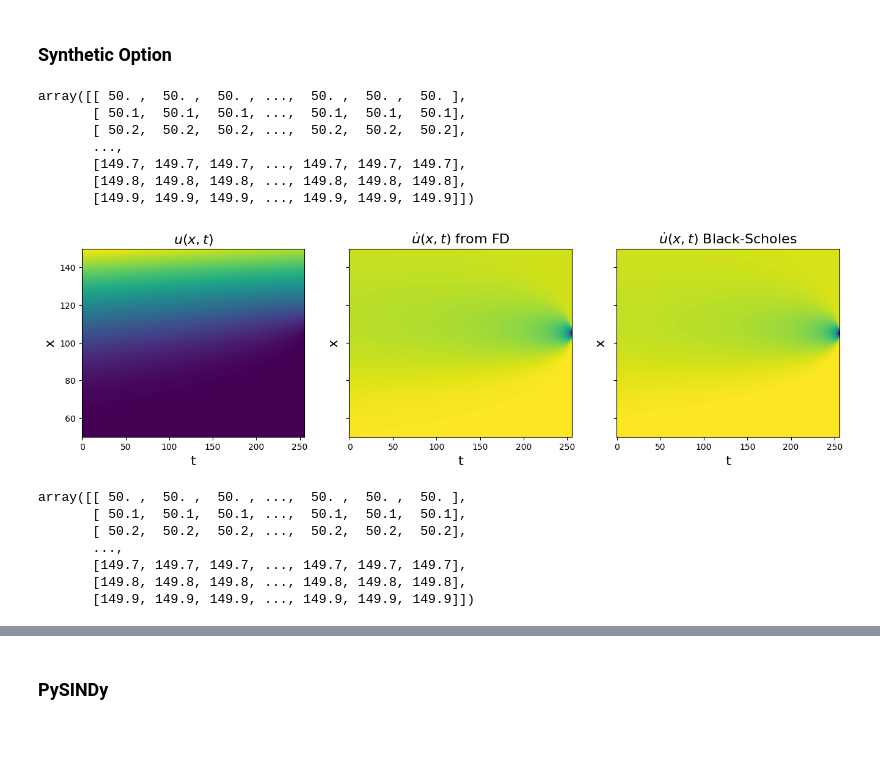
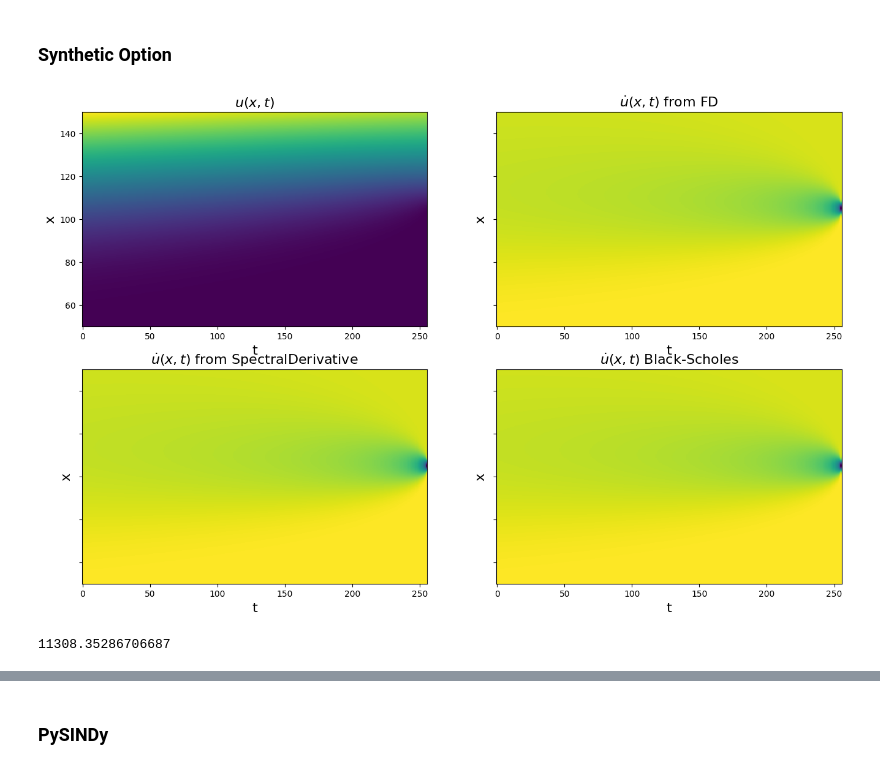
Before and after one commit to brunoCCOS/bs-find-with-sindy, a Jupyter notebook: SINDy_precificacao_derivativos.ipynb, the cells around one changed output, grey strips where cells are left out. Cells and saved outputs as stored; diff of their text form; code cells hidden in the pictures; blank space fills up the shorter version.

```diff
--- a/SINDy_precificacao_derivativos.ipynb
+++ b/SINDy_precificacao_derivativos.ipynb
@@ -89,7 +89,7 @@ sigma = 0.25
 K = 105
 
 # Monte Carlo simulation
-x = np.arange(50,150,0.1)
+x = np.arange(50,150,0.01)
 t = np.arange(0,256,1)
 dt = t[1] - t[0]
 dx = x[1] - x[0]
@@ -104,65 +104,55 @@ for value in range(len(x)):
         S = XT[value,time,0]
         tal = (len(t) - XT[value,time,1])/len(t)
         u[value,time] = black_scholes_call(S,K,tal,r,sigma)
-# %%
-XT[:,:,0]
-# %% [output]
-array([[ 50. ,  50. ,  50. , ...,  50. ,  50. ,  50. ],
-       [ 50.1,  50.1,  50.1, ...,  50.1,  50.1,  50.1],
-       [ 50.2,  50.2,  50.2, ...,  50.2,  50.2,  50.2],
-       ...,
-       [149.7, 149.7, 149.7, ..., 149.7, 149.7, 149.7],
-       [149.8, 149.8, 149.8, ..., 149.8, 149.8, 149.8],
-       [149.9, 149.9, 149.9, ..., 149.9, 149.9, 149.9]])
 # %%
 rmse = mean_squared_error(u, np.zeros(u.shape), squared=False)
 # add 20% noise (note the impact on derivatives depends on step size...)
 # u = u + np.random.normal(0, rmse / 5.0, u.shape)
 spatial_grid = np.array([x]*256).T
 spatial_grid = np.reshape(spatial_grid, (len(x),len(t),1))
 
 # Plot u and u_dot
-plt.figure(figsize=(16, 4))
-plt.subplot(1, 3, 1)
+plt.figure(figsize=(16, 10))
+plt.subplot(2, 2, 1)
 plt.pcolormesh(t, x, u)
 plt.xlabel("t", fontsize=16)
 plt.ylabel("x", fontsize=16)
 plt.title(r"$u(x, t)$", fontsize=16)
 
-u_dot = ps.FiniteDifference(axis=1)._differentiate(u, t=dt)
-plt.subplot(1, 3, 2)
-plt.pcolormesh(t, x, u_dot)
+u_dot_ = ps.FiniteDifference(order= 12,axis=1, is_uniform  = True)._differentiate(u, t=dt)
+plt.subplot(2, 2, 2)
+plt.pcolormesh(t, x, u_dot_)
 plt.xlabel("t", fontsize=16)
 plt.ylabel("x", fontsize=16)
 ax = plt.gca()
 ax.set_yticklabels([])
 plt.title(r"$\dot{u}(x, t)$ from FD", fontsize=16)
 
+u_dot_spc = ps.SpectralDerivative(axis=1)._differentiate(u, t=dt)
+plt.subplot(2, 2, 3)
+plt.pcolormesh(t, x, u_dot_)
+plt.xlabel("t", fontsize=16)
+plt.ylabel("x", fontsize=16)
+ax = plt.gca()
+ax.set_yticklabels([])
+plt.title(r"$\dot{u}(x, t)$ from SpectralDerivative", fontsize=16)
+
 u_x = ps.FiniteDifference(axis=0)._differentiate(u,t = dx)
 u_xx = ps.FiniteDifference(axis=0)._differentiate(u_x,t = dx)
 u_dot = -1/2*(sigma**2)*u_xx*(spatial_grid[:,:,0]**2) - r*spatial_grid[:,:,0]*u_x + r*u
-plt.subplot(1, 3, 3)
+plt.subplot(2, 2, 4)
 plt.pcolormesh(t, x, u_dot)
 plt.xlabel("t", fontsize=16)
 plt.ylabel("x", fontsize=16)
 ax = plt.gca()
 ax.set_yticklabels([])
 plt.title(r"$\dot{u}(x, t)$ Black-Scholes", fontsize=16)
 plt.show()
 # See how much SmoothedFiniteDifference improves the derivatives!
-
-
-u = np.reshape(u, (len(x), len(t), 1))
-u_dot  = np.reshape(u_dot, (len(x), len(t), 1))
 # %% [output]
-[figure, old version]
+[figure, new version]
-# %%
-spatial_grid[:,:,0]
-# %% [output]
-array([[ 50. ,  50. ,  50. , ...,  50. ,  50. ,  50. ],
-       [ 50.1,  50.1,  50.1, ...,  50.1,  50.1,  50.1],
-       [ 50.2,  50.2,  50.2, ...,  50.2,  50.2,  50.2],
-       ...,
-       [149.7, 149.7, 149.7, ..., 149.7, 149.7, 149.7],
-       [149.8, 149.8, 149.8, ..., 149.8, 149.8, 149.8],
-       [149.9, 149.9, 149.9, ..., 149.9, 149.9, 149.9]])
+# %%
+#Diff betwen numerical integration and Black-and-Scholes
+np.linalg.norm(u_dot - u_dot_)
+# %% [output]
+11308.35286706687
```
Also changed, not shown: parts of 8 cells of this notebook.
